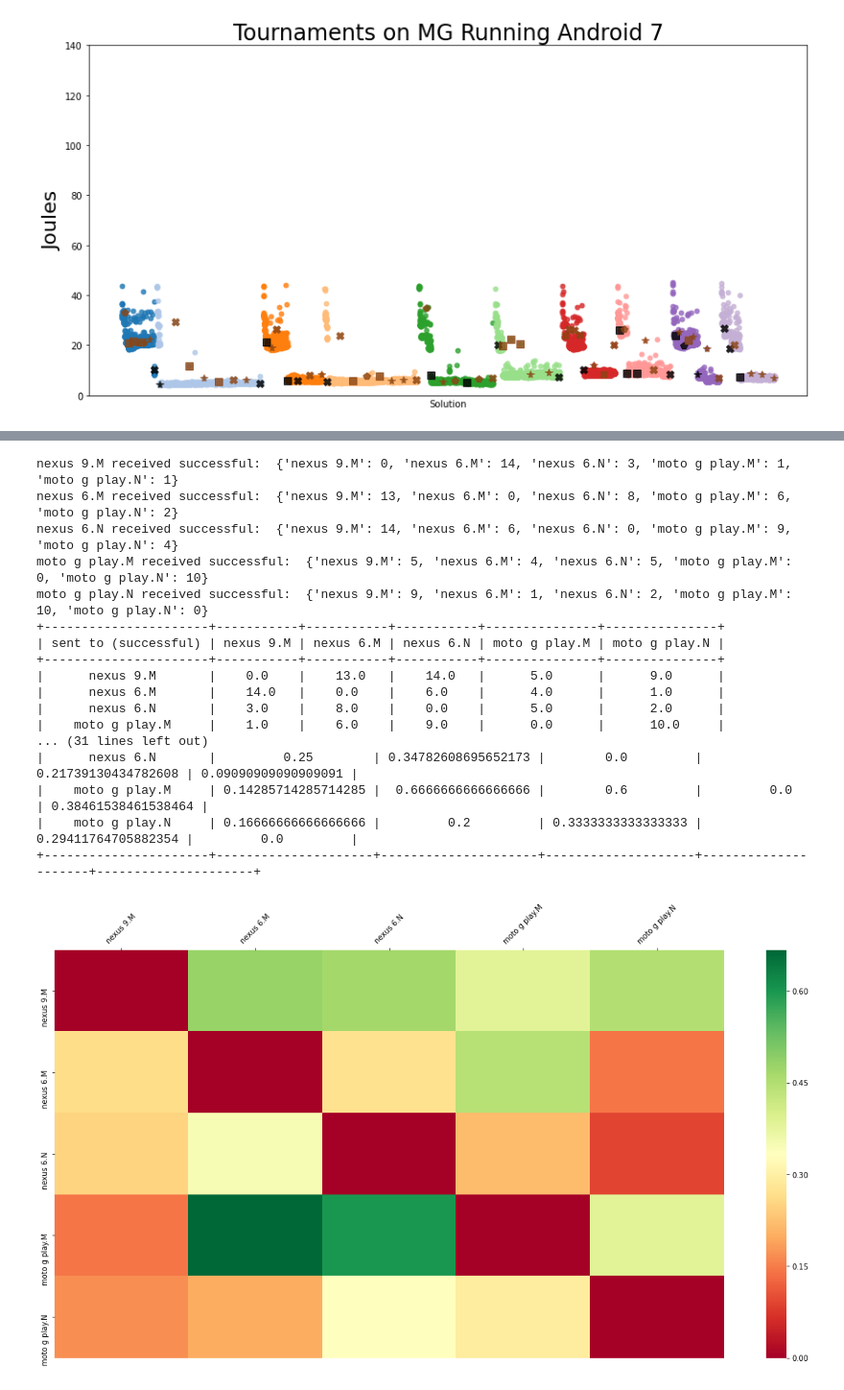
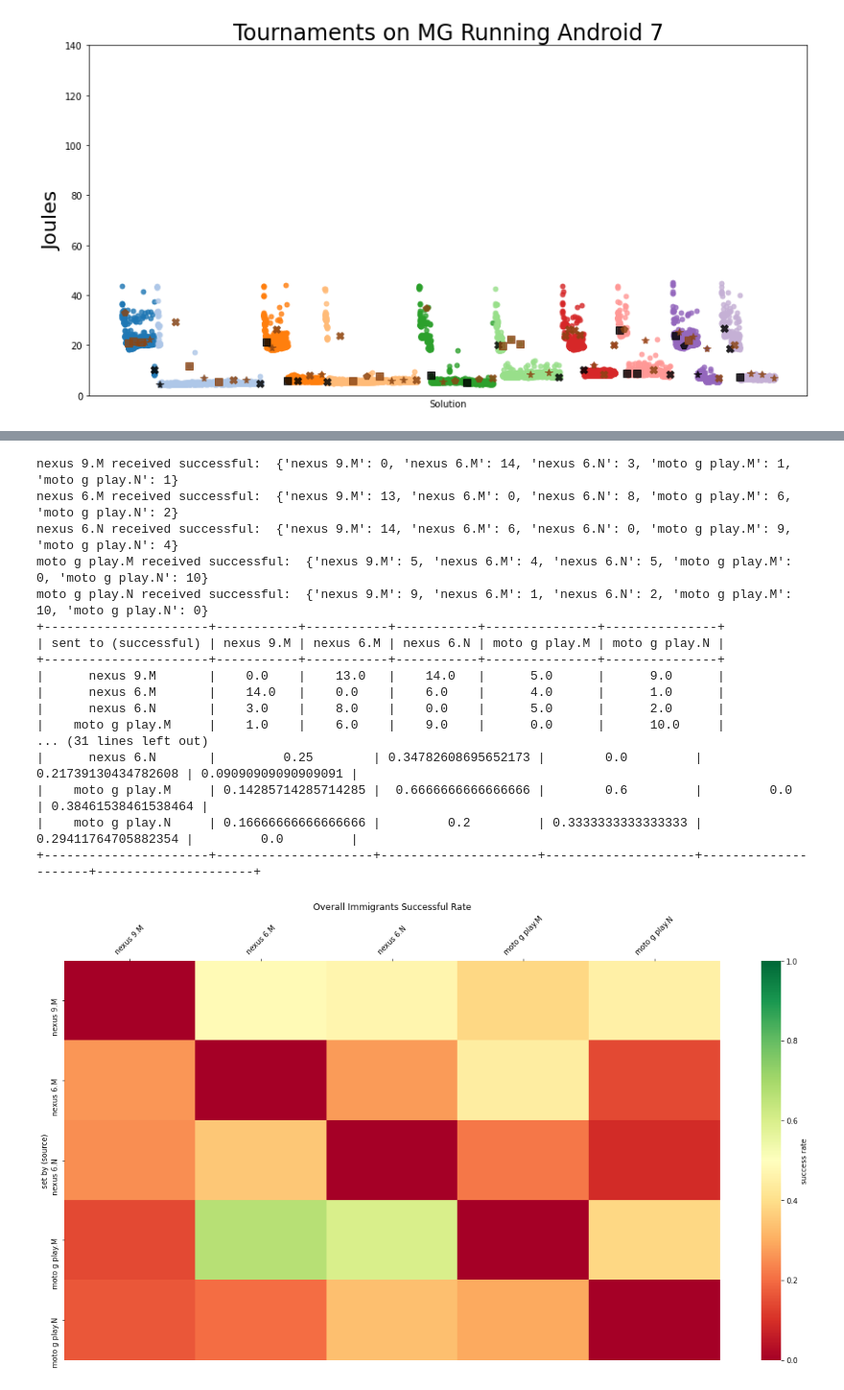
Before and after one commit to mahmoud-bokhari/distributed_GI, a Jupyter notebook: analysis.ipynb, the cells around one changed output, grey strips where cells are left out. Shown: that part at 96% size. Cells and saved outputs as stored; diff of their text form; code cells hidden in the pictures.

Commit message:
Cosmetics changes to immigrant matrix cell

```diff
--- a/analysis.ipynb
+++ b/analysis.ipynb
@@ -211,37 +214,47 @@ fig, axs = plt.subplots(5, figsize=(14, 14))
 distances = compute_dist_from_last_solution_before_immigration(N9A6[exp_num], N9A6_immigrants_unique_dataframe_list[exp_num])
 legends = N9A6_immigrants_unique_dataframe_list[exp_num].loc[N9A6_immigrants_unique_dataframe_list[exp_num]['wasFitter']]['parent']
 
+count=0
 for dist in distances:
-    axs[0].plot(range(len(dist)), dist, '.')
+    axs[0].plot(range(count, len(dist)+count), dist, '.')
+    count += len(dist)
 axs[0].legend(legends, bbox_to_anchor=(1.05, 1), loc='upper left')
 
 distances = compute_dist_from_last_solution_before_immigration(N6A6[exp_num], N6A6_immigrants_unique_dataframe_list[exp_num])
 legends = N6A6_immigrants_unique_dataframe_list[exp_num].loc[N6A6_immigrants_unique_dataframe_list[exp_num]['wasFitter']]['parent']
 
+count=0
 for dist in distances:
-    axs[1].plot(range(len(dist)), dist, '.')
+    axs[1].plot(range(count, len(dist)+count), dist, '.')
+    count += len(dist)
 axs[1].legend(legends, bbox_to_anchor=(1.05, 1), loc='upper left')
 
 distances = compute_dist_from_last_solution_before_immigration(N6A7[exp_num], N6A7_immigrants_unique_dataframe_list[exp_num])
 legends = N6A7_immigrants_unique_dataframe_list[exp_num].loc[N6A7_immigrants_unique_dataframe_list[exp_num]['wasFitter']]['parent']
 
+count=0
 for dist in distances:
-    axs[2].plot(range(len(dist)), dist, '.')
+    axs[2].plot(range(count, len(dist)+count), dist, '.')
+    count += len(dist)
 axs[2].legend(legends, bbox_to_anchor=(1.05, 1), loc='upper left')
 
 distances = compute_dist_from_last_solution_before_immigration(MGA6[exp_num], MGA6_immigrants_unique_dataframe_list[exp_num])
 legends = MGA6_immigrants_unique_dataframe_list[exp_num].loc[MGA6_immigrants_unique_dataframe_list[exp_num]['wasFitter']]['parent']
 
+count=0
 for dist in distances:
-    axs[3].plot(range(len(dist)), dist, '.')
+    axs[3].plot(range(count, len(dist)+count), dist, '.')
+    count += len(dist)
 axs[3].legend(legends, bbox_to_anchor=(1.05, 1), loc='upper left')
 
 distances = compute_dist_from_last_solution_before_immigration(MGA7[exp_num], MGA7_immigrants_unique_dataframe_list[exp_num])
 legends = MGA7_immigrants_unique_dataframe_list[exp_num].loc[MGA7_immigrants_unique_dataframe_list[exp_num]['wasFitter']]['parent']
 
 
+count=0
 for dist in distances:
-    axs[4].plot(range(len(dist)), dist, '.')
+    axs[4].plot(range(count, len(dist)+count), dist, '.')
+    count += len(dist)
 axs[4].legend(legends, bbox_to_anchor=(1.05, 1), loc='upper left')
 plt.show()
 # %% [output]
@@ -672,7 +686,11 @@ print(success_rate)
 construct_pretty_table_for_print(success_rate, True, headers)
 
 plt.figure(figsize=(20, 10))
-ax = sns.heatmap(success_rate, cmap="RdYlGn", xticklabels=headers, yticklabels=headers)
+ax = sns.heatmap(success_rate, cmap="RdYlGn", xticklabels=headers, yticklabels=headers , vmin=0, vmax=1,
+                             cbar_kws={'label': 'success rate'})
+ax.set_title("Overall Immigrants Successful Rate")
+ax.set_ylabel("set by (source)")
+#ax.set_xlabel("received in (destination)")
 ax.xaxis.tick_top()
 plt.xticks(rotation=45)
 plt.show()
@@ -688,35 +706,40 @@ unsucc_table_bl = construct_overall_sent_to_table_by_battery_level(all_devices_u
 total_sent_bl = np.add(succ_table_bl, unsucc_table_bl)
 success_rate_bl = np.divide(succ_table_bl, total_sent_bl, out=np.zeros_like(succ_table_bl), where=total_sent_bl!=0)
 
 construct_pretty_table_for_print(succ_table_bl, True, headers, True) #very big (zoom out the see it completely)
 #print(ta)
 battery_level = [str((num%8)+2)+'0' for num in range(len(success_rate_bl[1,:]))]
 plt.figure(figsize=(20, 10))
-ax = sns.heatmap(success_rate_bl, cmap="RdYlGn", xticklabels=battery_level, yticklabels=headers)
+ax = sns.heatmap(success_rate_bl, cmap="RdYlGn", xticklabels=battery_level, yticklabels=headers, vmin=0, vmax=1,
+                             cbar_kws={'label': 'success rate'})
+
+ax.set_title("Immigrants Successful Rate by Battery Level")
+ax.set_ylabel("set by (source)")
+#ax.set_xlabel("received in (destination)")
 ax.xaxis.tick_top()
 plt.xticks(rotation=45)
 plt.show()
 
 #save_to_excel(success_rate_bl, 'matrtix_by_battery_levels', 'datasets/')
 # %% [output]
 nexus 9.M received successful:  {'nexus 9.M': 0, 'nexus 6.M': 14, 'nexus 6.N': 3, 'moto g play.M': 1, 'moto g play.N': 1}
 nexus 6.M received successful:  {'nexus 9.M': 13, 'nexus 6.M': 0, 'nexus 6.N': 8, 'moto g play.M': 6, 'moto g play.N': 2}
 nexus 6.N received successful:  {'nexus 9.M': 14, 'nexus 6.M': 6, 'nexus 6.N': 0, 'moto g play.M': 9, 'moto g play.N': 4}
 moto g play.M received successful:  {'nexus 9.M': 5, 'nexus 6.M': 4, 'nexus 6.N': 5, 'moto g play.M': 0, 'moto g play.N': 10}
 moto g play.N received successful:  {'nexus 9.M': 9, 'nexus 6.M': 1, 'nexus 6.N': 2, 'moto g play.M': 10, 'moto g play.N': 0}
 +----------------------+-----------+-----------+-----------+---------------+---------------+
 | sent to (successful) | nexus 9.M | nexus 6.M | nexus 6.N | moto g play.M | moto g play.N |
 +----------------------+-----------+-----------+-----------+---------------+---------------+
 |      nexus 9.M       |    0.0    |    13.0   |    14.0   |      5.0      |      9.0      |
 |      nexus 6.M       |    14.0   |    0.0    |    6.0    |      4.0      |      1.0      |
 |      nexus 6.N       |    3.0    |    8.0    |    0.0    |      5.0      |      2.0      |
 |    moto g play.M     |    1.0    |    6.0    |    9.0    |      0.0      |      10.0     |
 ... (31 lines left out)
 |      nexus 6.N       |         0.25        | 0.34782608695652173 |        0.0         | 0.21739130434782608 | 0.09090909090909091 |
 |    moto g play.M     | 0.14285714285714285 |  0.6666666666666666 |        0.6         |         0.0         | 0.38461538461538464 |
 |    moto g play.N     | 0.16666666666666666 |         0.2         | 0.3333333333333333 | 0.29411764705882354 |         0.0         |
 +----------------------+---------------------+---------------------+--------------------+---------------------+---------------------+
-[figure, old version]
+[figure, new version]
 nexus 9.M received successful:  {'nexus 6.N': {50: 1, 40: 2}, 'nexus 6.M': {40: 2, 20: 5, 80: 1, 60: 4, 50: 2}, 'moto g play.M': {30: 1}, 'moto g play.N': {90: 1}}
 nexus 6.M received successful:  {'nexus 6.N': {60: 3, 80: 4, 50: 1}, 'moto g play.N': {50: 1, 60: 1}, 'nexus 9.M': {40: 3, 20: 2, 70: 2, 30: 3, 60: 3}, 'moto g play.M': {50: 1, 90: 2, 20: 1, 70: 1, 40 ...
 nexus 6.N received successful:  {'nexus 9.M': {90: 4, 50: 2, 80: 1, 60: 2, 40: 3, 70: 2}, 'nexus 6.M': {60: 1, 90: 1, 40: 2, 50: 2}, 'moto g play.M': {40: 3, 30: 3, 20: 2, 80: 1}, 'moto g play.N': {20 ...
```
Also changed, not shown: parts of 5 cells of this notebook.
